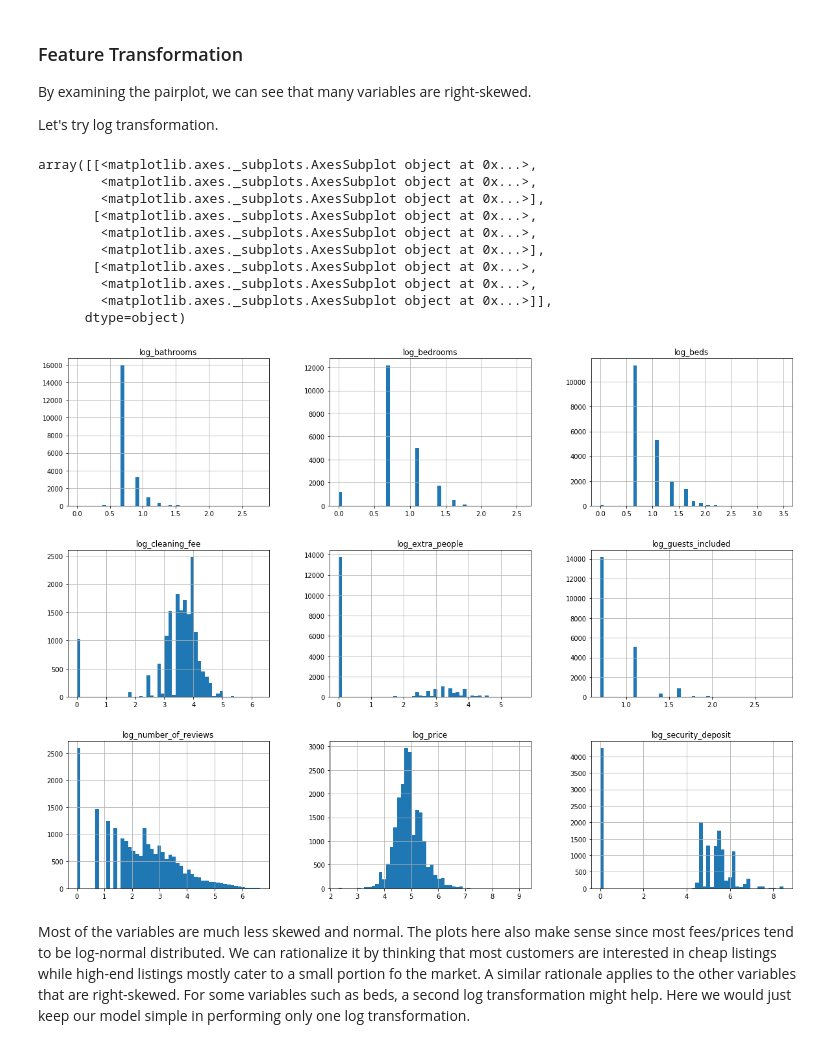
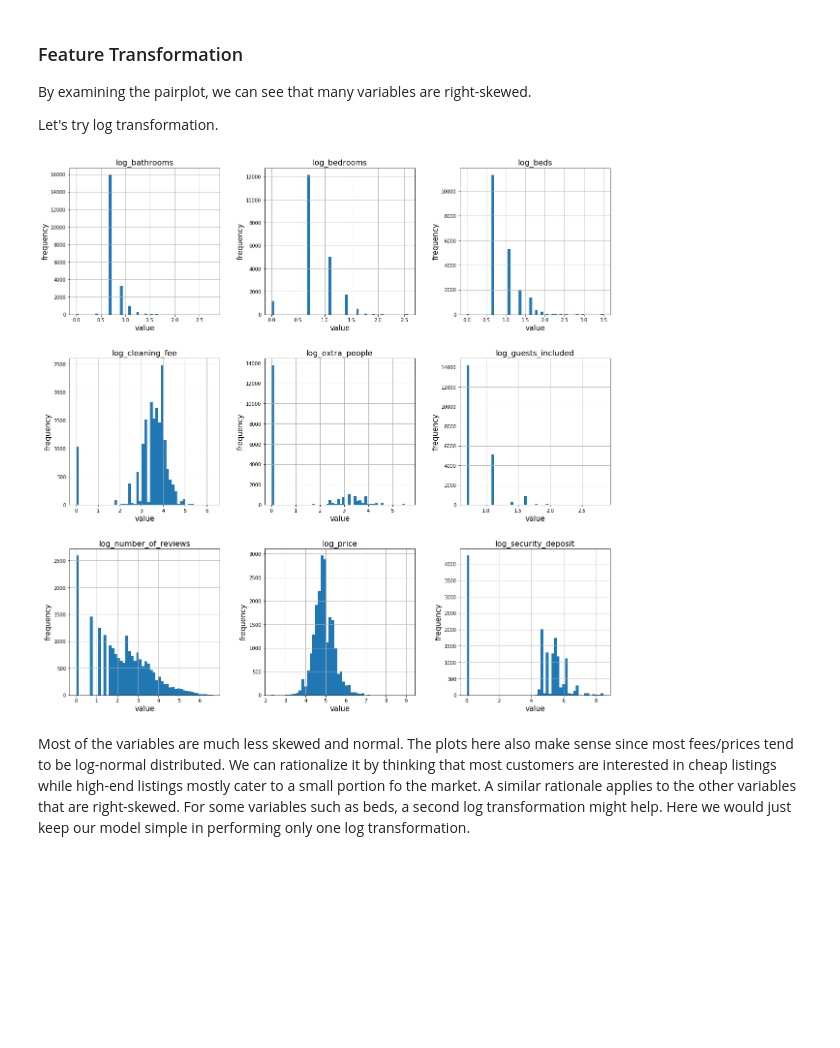
Before and after one commit to Zackhardtoname/airbnb_dataset_challenge, a Jupyter notebook: scripts/EDA.ipynb, the cells around one changed output. Drawn from its saved outputs; the diff is of its cells as text; code cells hidden in the pictures; blank space fills up the shorter version.

```diff
--- a/scripts/EDA.ipynb
+++ b/scripts/EDA.ipynb
@@ -11,13 +11,14 @@ import helpers
 from functools import reduce
 from ast import literal_eval
 import plotly.express as px
-
 import plotly.graph_objects as go
 from geopy import geocoders
-
+from dython.nominal import associations
 from IPython.display import display
 %matplotlib inline
 import matplotlib.pyplot as plt
+plt.rcParams['axes.labelsize'] = 15
+plt.rcParams['axes.titlesize'] = 16
 # %%
 # runtime parameters
 
@@ -161,19 +164,13 @@ df, num_attribs = helpers.drop_attribs(df, num_attribs, to_log_transform)
 # %%
 ## check the transformed variables
 
-df[new_col_names].hist(bins=50, figsize=(20,15))
+axarr = df[new_col_names].hist(bins=50, figsize=(20, 20))
+for ax in axarr.flatten():
+    ax.set_xlabel("value")
+    ax.set_ylabel("frequency")
+plt.suptitle("Histogram of Transformed Variables")
 # %% [output]
-array([[<matplotlib.axes._subplots.AxesSubplot object at 0x...>,
-        <matplotlib.axes._subplots.AxesSubplot object at 0x...>,
-        <matplotlib.axes._subplots.AxesSubplot object at 0x...>],
-       [<matplotlib.axes._subplots.AxesSubplot object at 0x...>,
-        <matplotlib.axes._subplots.AxesSubplot object at 0x...>,
-        <matplotlib.axes._subplots.AxesSubplot object at 0x...>],
-       [<matplotlib.axes._subplots.AxesSubplot object at 0x...>,
-        <matplotlib.axes._subplots.AxesSubplot object at 0x...>,
-        <matplotlib.axes._subplots.AxesSubplot object at 0x...>]],
-      dtype=object)
-[figure, old version]
+[figure, new version]
 # %% [markdown]
 Most of the variables are much less skewed and normal. The plots here also make sense since most fees/prices tend to be log-normal distributed. We can rationalize it by thinking that most customers are interested in cheap listings while high-end listings mostly cater to a small portion fo the market.
 A similar rationale applies to the other variables that are right-skewed.
```
Also changed, not shown: parts of 16 cells of this notebook, 4 other files.
